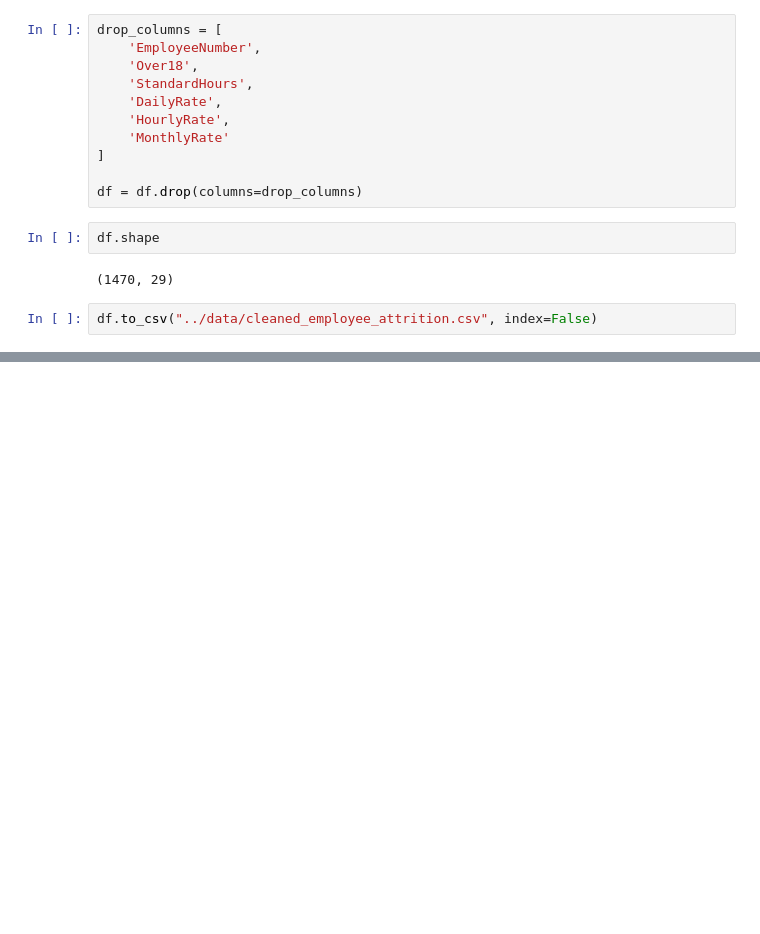
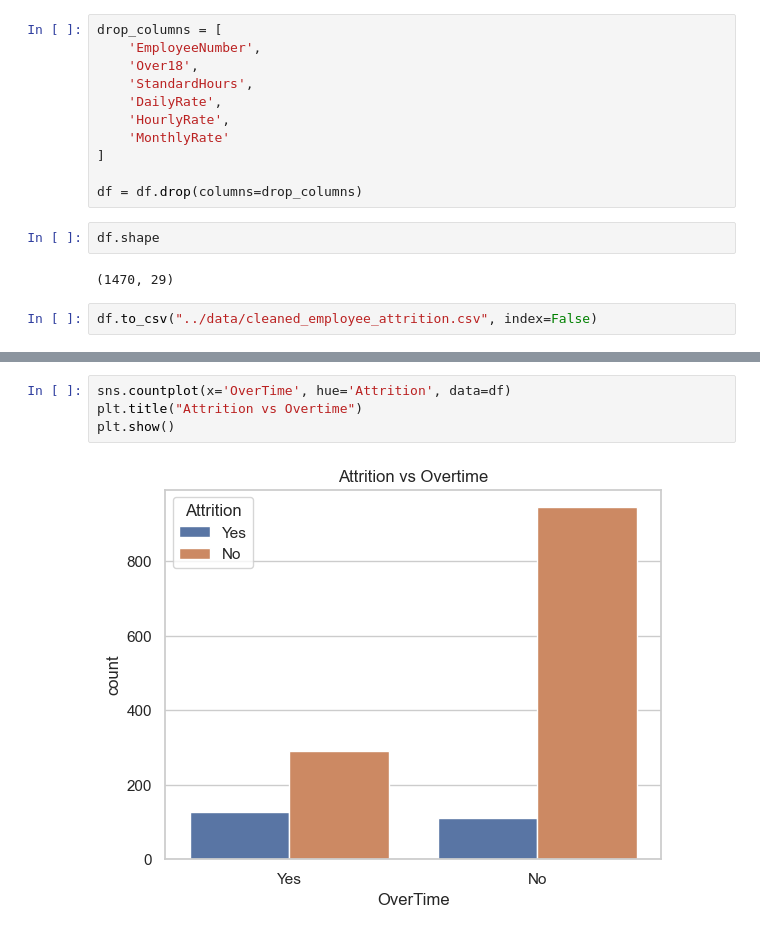
Before and after one commit to maaz2692/employee-attrition-analytics, a Jupyter notebook: notebooks/employee_attrition_analysis.ipynb, the cells around one changed output, grey strips where cells are left out. Cells and saved outputs as stored; diff of their text form; blank space fills up the shorter version.

```diff
--- a/notebooks/employee_attrition_analysis.ipynb
+++ b/notebooks/employee_attrition_analysis.ipynb
@@ -104,0 +138,6 @@ df.to_csv("../data/cleaned_employee_attrition.csv", index=False)
+# %%
+sns.countplot(x='OverTime', hue='Attrition', data=df)
+plt.title("Attrition vs Overtime")
+plt.show()
+# %% [output]
+[figure, added]
```
Also changed, not shown: parts of 16 cells of this notebook.
